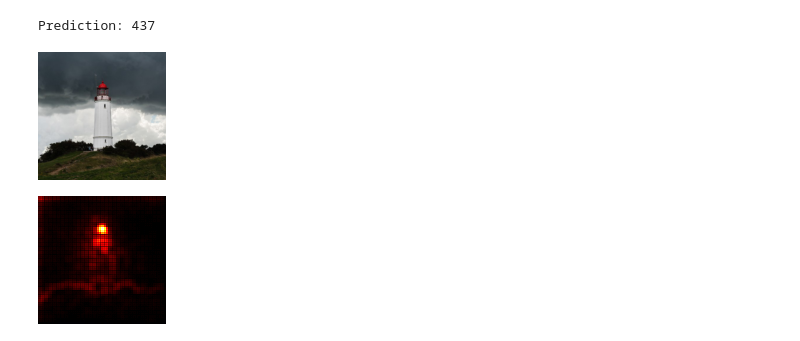
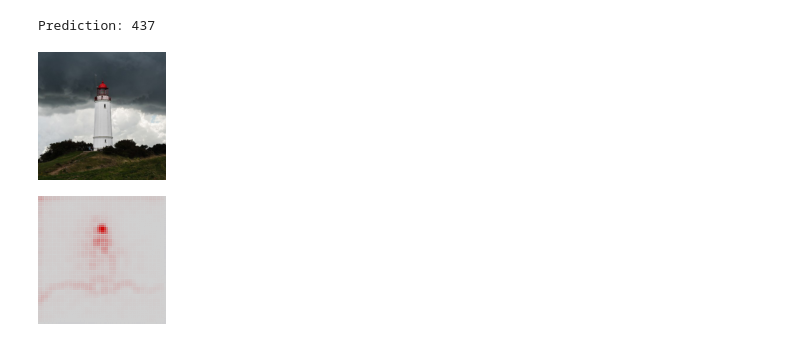
Before and after one commit to myasincifci/tempo, a Jupyter notebook: xai/xai.ipynb, the cells around one changed output. Saved outputs shown, nothing was run; the diff lists cells and outputs as text; code cells hidden in the pictures.

```diff
--- a/xai/xai.ipynb
+++ b/xai/xai.ipynb
@@ -72,13 +72,13 @@ Prediction: 437
 # %%
 # sum over the channels
 relevance = attribution.sum(1)
 
 # create an image of the visualize attribution
-img = imgify(relevance, symmetric=True, cmap='coldnhot')
+img = imgify(relevance, symmetric=True, cmap='0000d0,80:d0d0d0,d00000')
 
 # show the image
 display(image_t)
 display(img)
 # %% [output]
 [figure]
-[figure, old version]
+[figure, new version]
```
Also changed, not shown: 6 other files.
